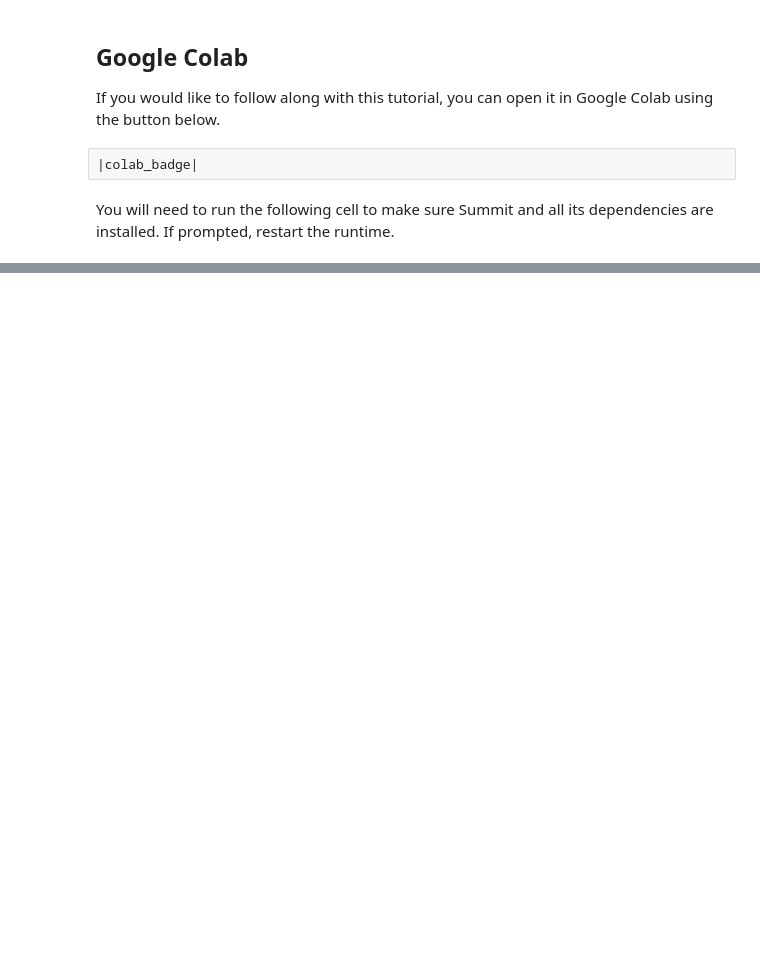
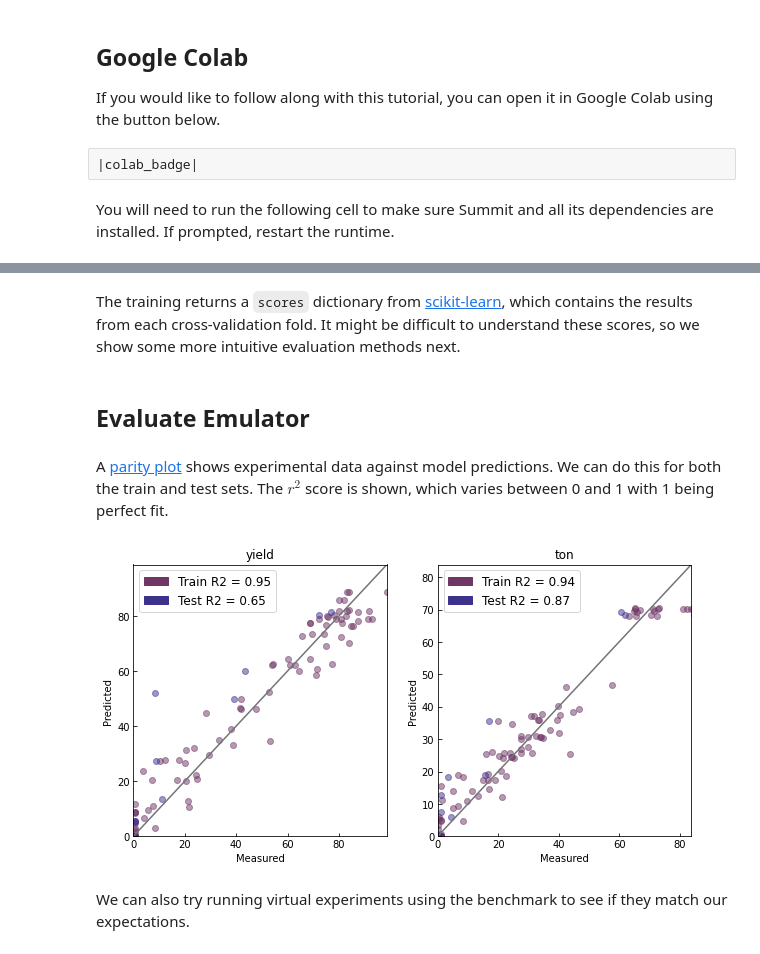
Before and after one commit to sustainable-processes/summit, a Jupyter notebook: docs/source/experiments_benchmarks/new_benchmarks.ipynb, the cells around one changed output, grey strips where cells are left out. Drawn from its saved outputs; the diff is of its cells as text; code cells hidden in the pictures; blank space fills up the shorter version.

```diff
--- a/docs/source/experiments_benchmarks/new_benchmarks.ipynb
+++ b/docs/source/experiments_benchmarks/new_benchmarks.ipynb
@@ -115,0 +139,3 @@ domain
+# %%
+emul = ExperimentalEmulator(model_name='my_reizman', domain=domain, dataset=ds)
+emul.train(max_epochs=1000, cv_fold=2, test_size=0.1, verbose=0)
@@ -116,3 +148,15 @@ domain
+# %% [markdown]
+The training returns a `scores` dictionary from [scikit-learn](https://scikit-learn.org/stable/modules/generated/sklearn.model_selection.cross_validate.html#sklearn.model_selection.cross_validate), which contains the results from each cross-validation fold. It might be difficult to understand these scores, so we show some more intuitive evaluation methods next.
+# %% [markdown]
+## Evaluate Emulator
+# %% [markdown]
+A [parity plot](https://en.wikipedia.org/wiki/Parity_plot) shows experimental data against model predictions. We can do this for both the train and test sets. The $r^2$ score is shown, which varies between 0 and 1 with 1 being perfect fit.
+# %%
+fig, ax = emul.parity_plot(include_test=True)
+# %% [output]
+[figure, added]
+# %% [markdown]
+We can also try running virtual experiments using the benchmark to see if they match our expectations.
 # %%
 conditions = [["P1-L1", 60, 100, 1.0]]
 conditions = DataSet(conditions, columns=[v.name for v in domain.input_variables])
```
Also changed, not shown: parts of 28 cells of this notebook, 2 other files.
